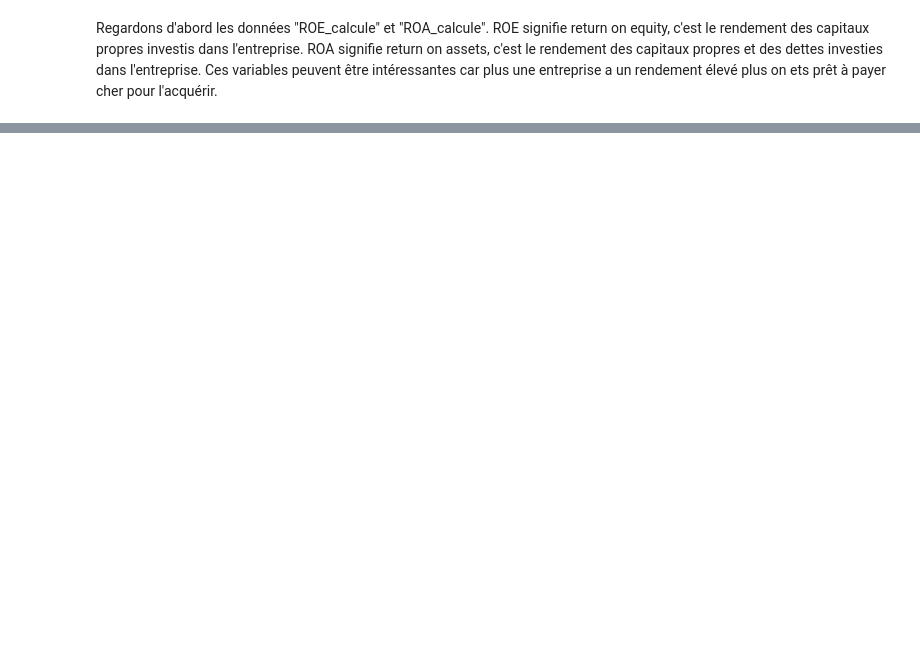
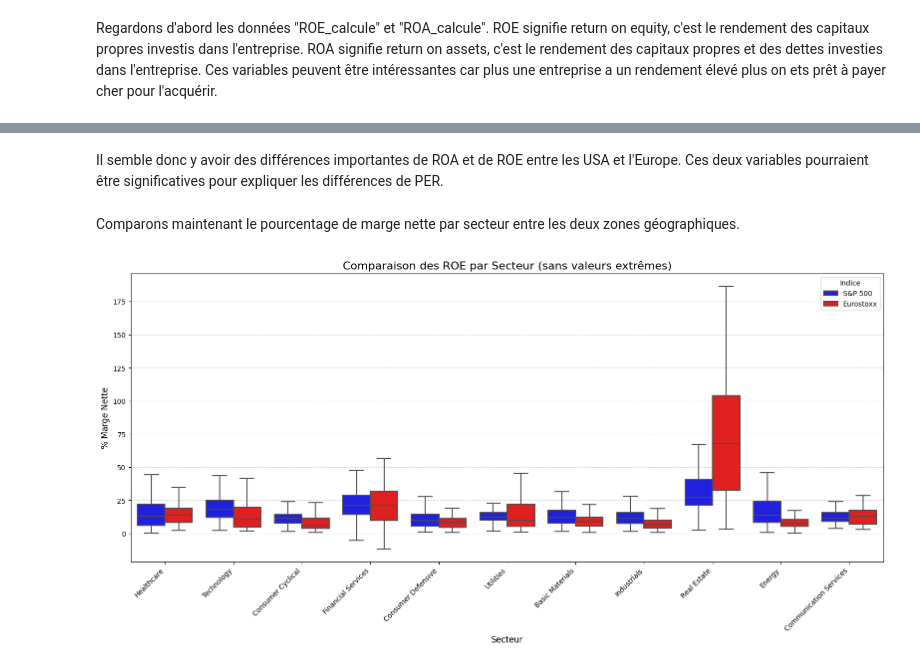
Before and after one commit to tnourlyn/Projet-Python---The-Transatlantic-valuation-guide, a Jupyter notebook: Analyse préliminaire des données/Analyse_preliminaire.ipynb, the cells around one changed output, grey strips where cells are left out. Drawn from its saved outputs; the diff is of its cells as text; code cells hidden in the pictures; blank space fills up the shorter version.

```diff
--- a/Analyse préliminaire des données/Analyse_preliminaire.ipynb
+++ b/Analyse préliminaire des données/Analyse_preliminaire.ipynb
@@ -290,0 +333,37 @@ plt.show()
+# %% [markdown]
+Il semble donc y avoir des différences importantes de ROA et de ROE entre les USA et l'Europe. Ces deux variables pourraient être significatives pour expliquer les différences de PER.
+# %% [markdown]
+Comparons maintenant le pourcentage de marge nette par secteur entre les deux zones géographiques.
+# %%
+#Regardons les différences de ROA par secteur
+
+# Configuration de la taille
+plt.figure(figsize=(16, 8))
+
+# Création du boxplot
+sns.boxplot(
+    data=df_combined,
+    x='Sector',
+    y='%MargeNette',
+    hue='Indice',
+    palette={'S&P 500': 'blue', 'Eurostoxx': 'red'},
+    showfliers=False,
+    linewidth=1.5
+)
+
+# Titres et Labels
+plt.title('Comparaison des ROE par Secteur (sans valeurs extrêmes)', fontsize=16)
+plt.xlabel('Secteur', fontsize=12)
+plt.ylabel('% Marge Nette', fontsize=12)
+
+# Rotation des étiquettes pour qu'elles ne se chevauchent pas
+plt.xticks(rotation=45, ha='right')
+
+# Grille horizontale pour faciliter la lecture des niveaux
+plt.grid(True, axis='y', linestyle='--', alpha=0.5)
+
+plt.legend(title='Indice')
+plt.tight_layout()
+plt.show()
+# %% [output]
+[figure, added]
```
Also changed, not shown: parts of 13 cells of this notebook, 3 other files.
